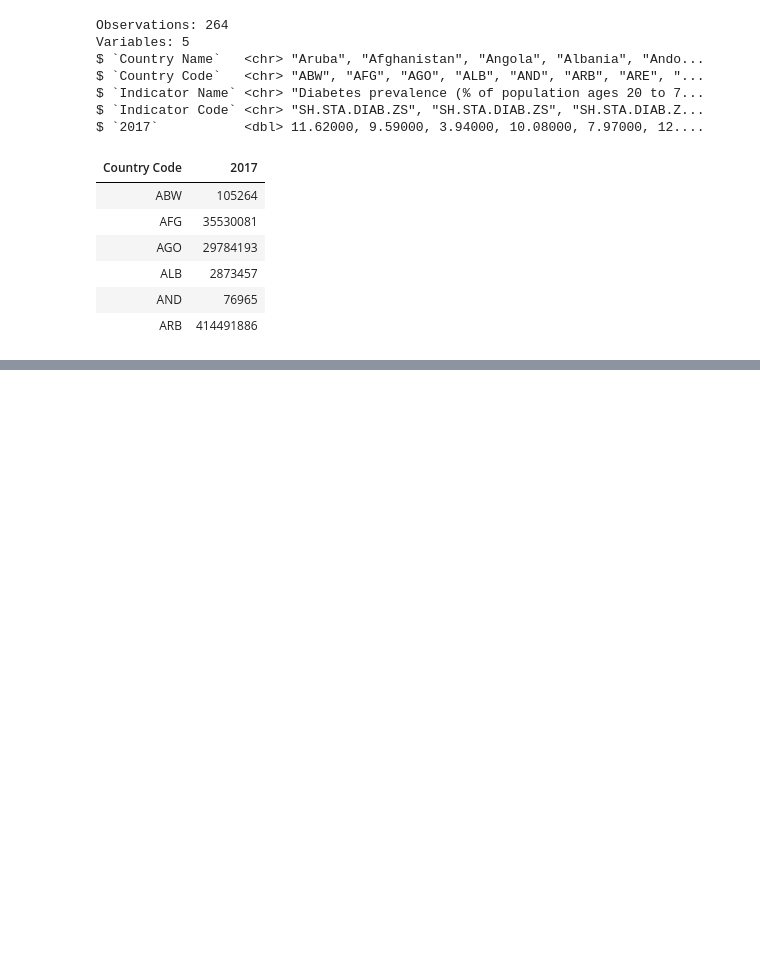
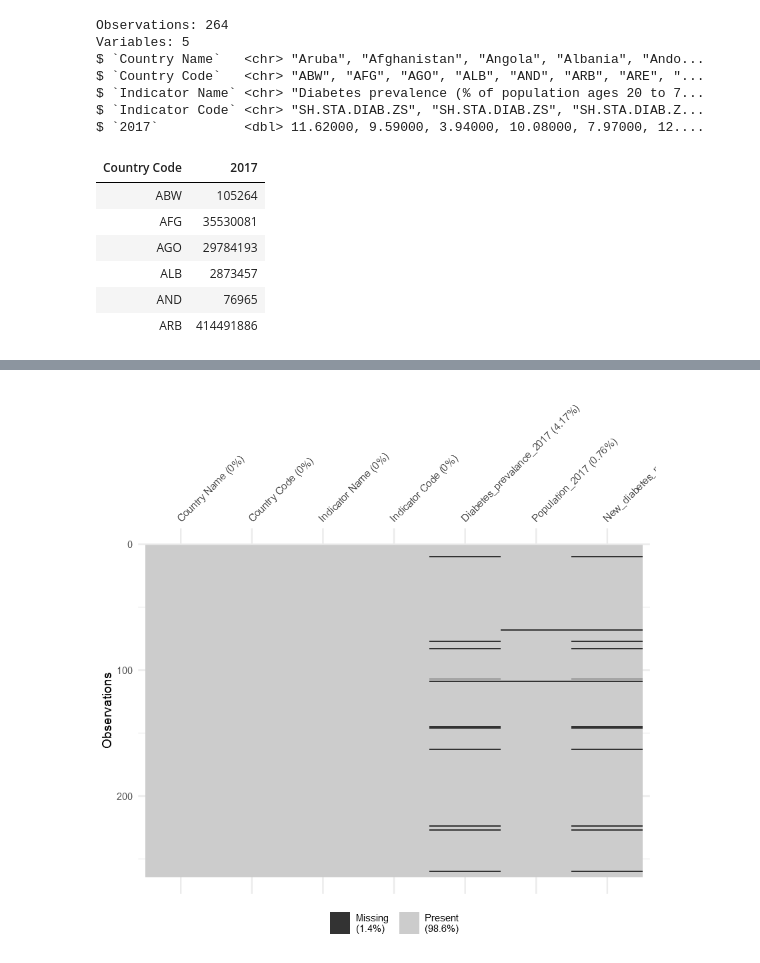
Before and after one commit to nll23/diabetes_wrangling, a Jupyter notebook: Data_countries.ipynb, the cells around one changed output, grey strips where cells are left out. Cells and saved outputs as stored; diff of their text form; code cells hidden in the pictures; blank space fills up the shorter version.

```diff
--- a/Data_countries.ipynb
+++ b/Data_countries.ipynb
@@ -129,4 +152,4 @@ diabetes_population %>% head()
 | Arab World | ARB | Diabetes prevalence (% of populat... | SH.STA.DIAB.ZS | 12.07702 | 414491886 |
 # %%
 #Converting the diabetes pevalance percentage to population
-diabetes_population %>% mutate(New_diabetes_population=(Diabetes_prevalance_2017/100)*Population_2017)
+diabetes_population<-diabetes_population %>% mutate(New_diabetes_population=(Diabetes_prevalance_2017/100)*Population_2017)
@@ -150,0 +166,4 @@ diabetes_population %>% mutate(New_diabetes_population=(Diabetes_prevalance_2017
+# %%
+diabetes_population %>% vis_miss()
+# %% [output]
+[figure, added]
```
Also changed, not shown: parts of 9 cells of this notebook.
